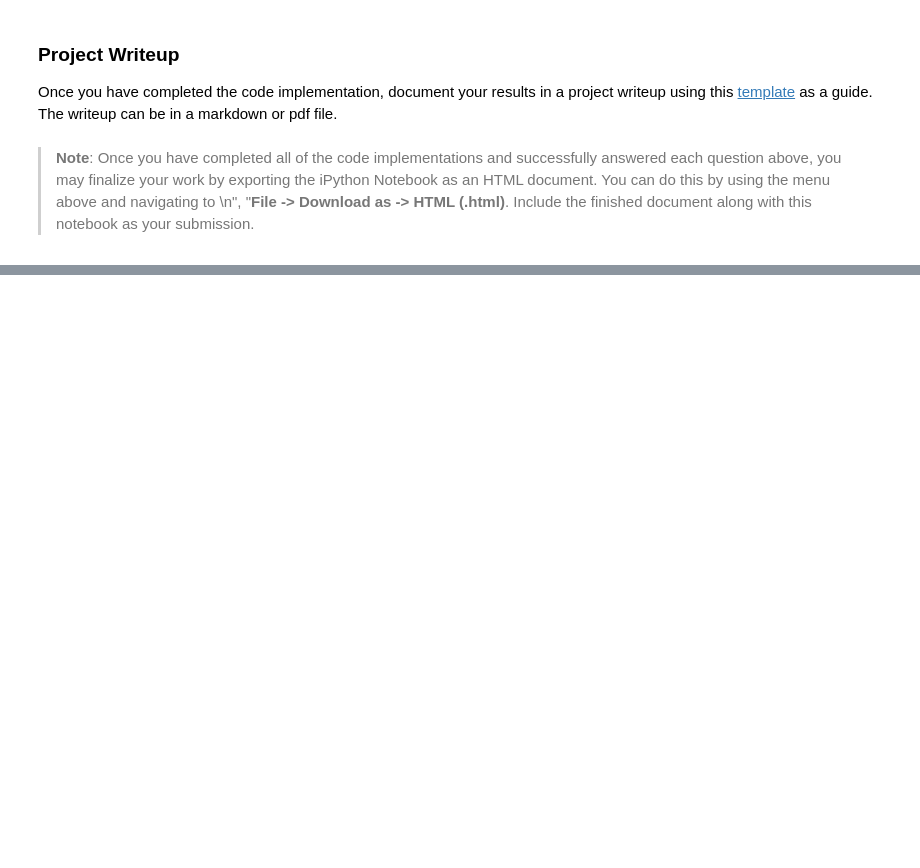
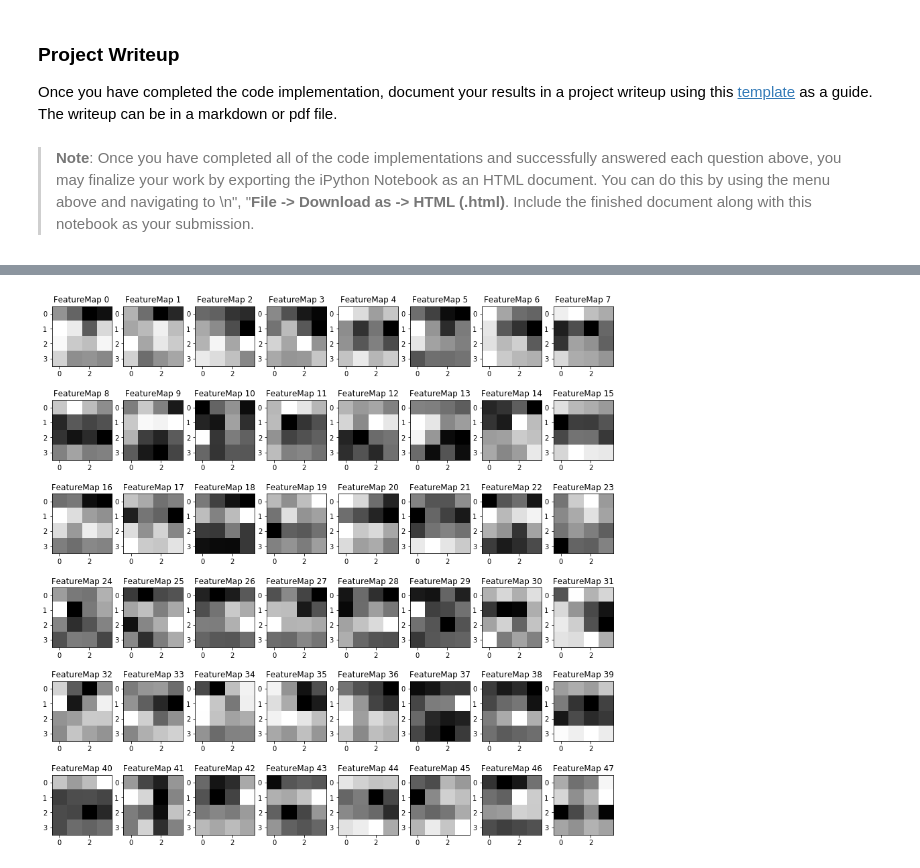
Before and after one commit to peiyong86/CarND-Traffic-Sign-Classifier-Project, a Jupyter notebook: Traffic_Sign_Classifier.ipynb, the cells around one changed output, grey strips where cells are left out. Saved outputs shown, nothing was run; the diff lists cells and outputs as text; code cells hidden in the pictures; blank space fills up the shorter version.

```diff
--- a/Traffic_Sign_Classifier.ipynb
+++ b/Traffic_Sign_Classifier.ipynb
@@ -576,0 +589,4 @@ def outputFeatureMap(image_input, tf_activation, activation_min=-1, activation_m
+# %%
+outputFeatureMap(X_data[0:1], ops_dict['Conv2D_2'][0])
+# %% [output]
+[figure, added]
```
Also changed, not shown: parts of 9 cells of this notebook, 3 other files.
